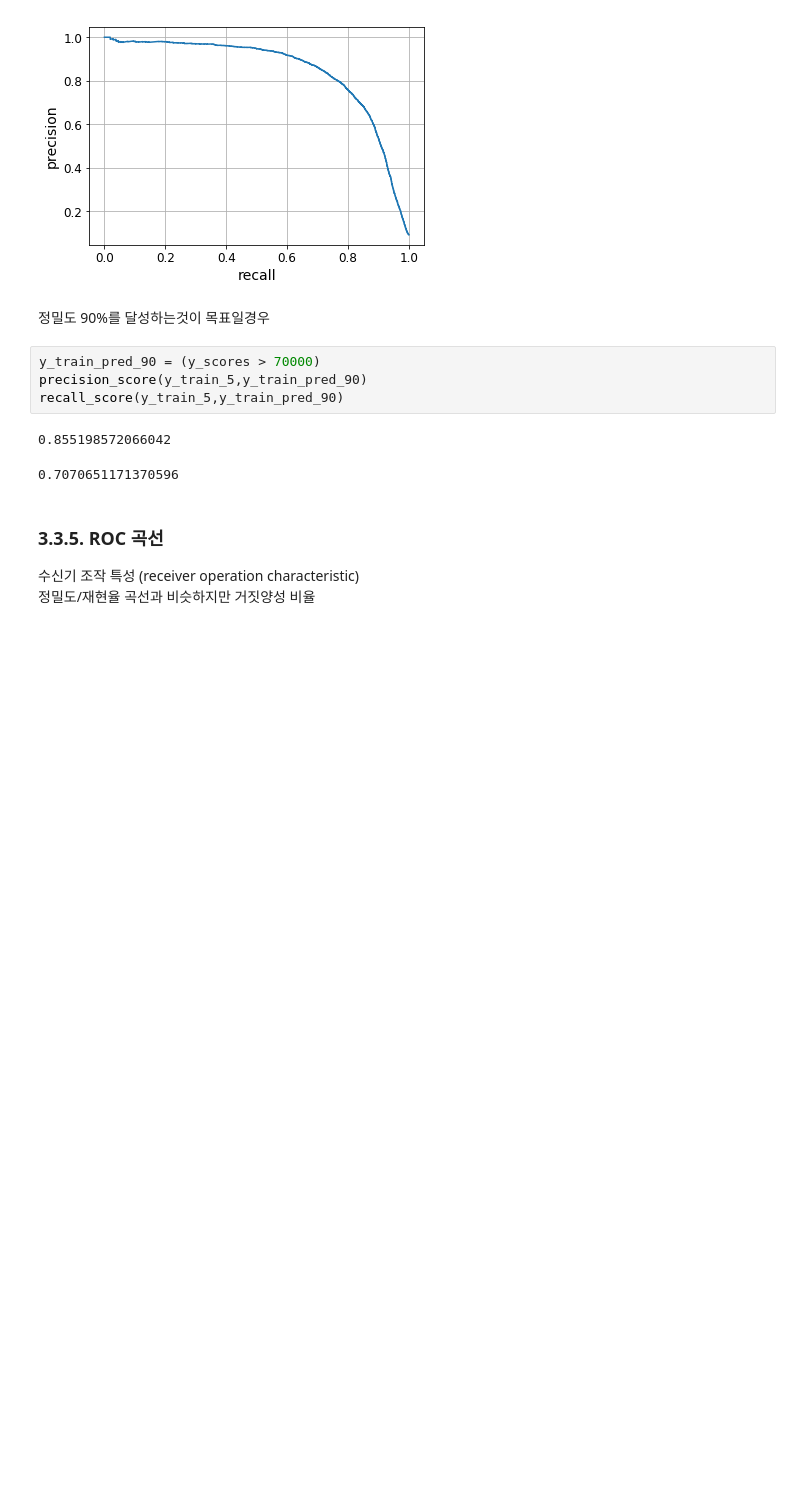
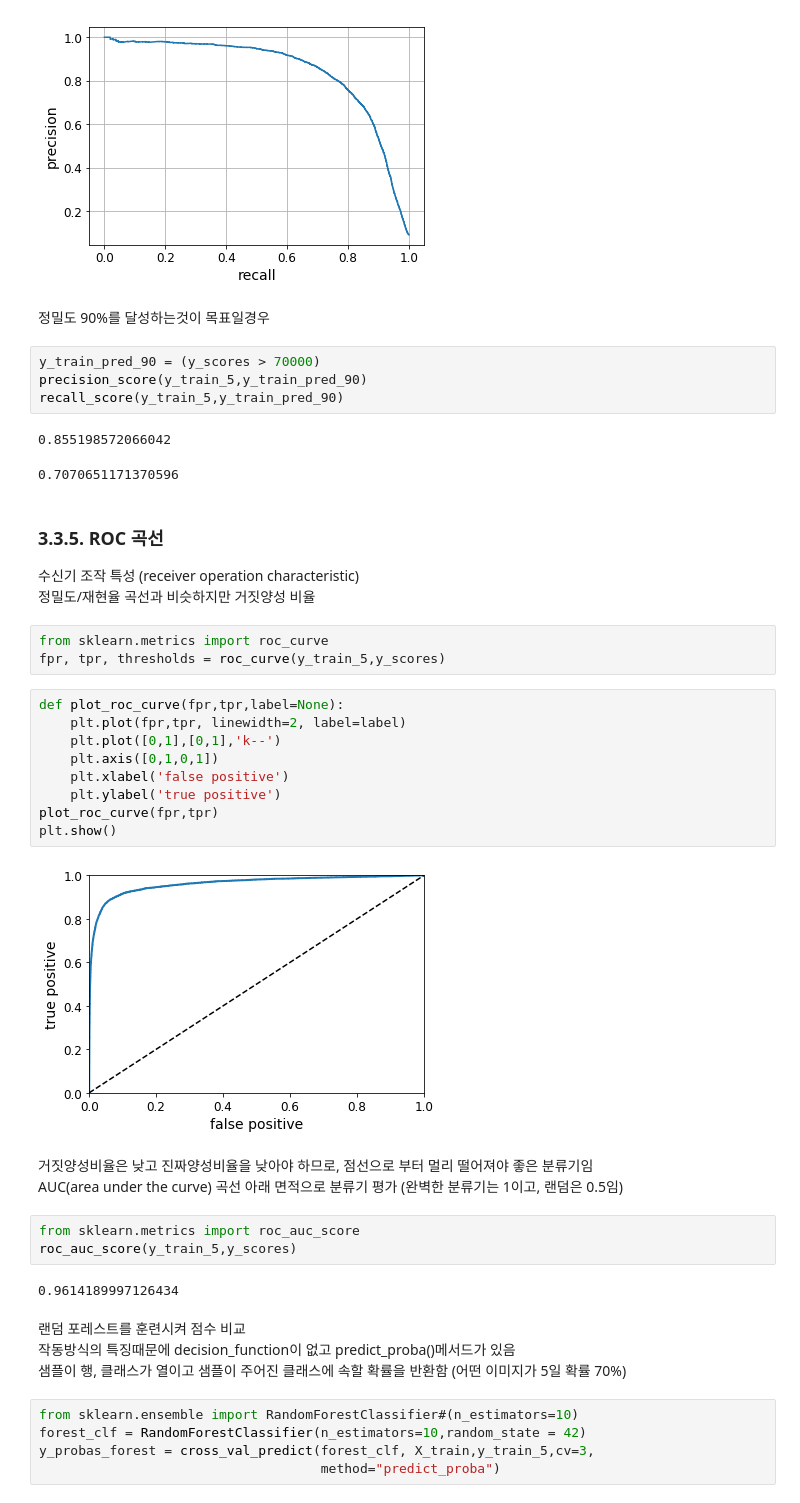
Before and after one commit to Suhwan-Ji/Study_ML, a Jupyter notebook: NoteBooks/Ch03. 분류.ipynb, the cells around one changed output. Drawn from its saved outputs; the diff is of its cells as text; blank space fills up the shorter version.

```diff
--- a/NoteBooks/Ch03. 분류.ipynb
+++ b/NoteBooks/Ch03. 분류.ipynb
@@ -253,3 +253,34 @@ recall_score(y_train_5,y_train_pred_90)
 ### 3.3.5. ROC 곡선
 수신기 조작 특성 (receiver operation characteristic)
 정밀도/재현율 곡선과 비슷하지만 거짓양성 비율
+# %%
+from sklearn.metrics import roc_curve
+fpr, tpr, thresholds = roc_curve(y_train_5,y_scores)
+# %%
+def plot_roc_curve(fpr,tpr,label=None):
+    plt.plot(fpr,tpr, linewidth=2, label=label)
+    plt.plot([0,1],[0,1],'k--')
+    plt.axis([0,1,0,1])
+    plt.xlabel('false positive')
+    plt.ylabel('true positive')
+plot_roc_curve(fpr,tpr)
+plt.show()
+# %% [output]
+[figure, added]
+# %% [markdown]
+거짓양성비율은 낮고 진짜양성비율을 낮아야 하므로, 점선으로 부터 멀리 떨어져야 좋은 분류기임
+AUC(area under the curve) 곡선 아래 면적으로 분류기 평가 (완벽한 분류기는 1이고, 랜덤은 0.5임)
+# %%
+from sklearn.metrics import roc_auc_score
+roc_auc_score(y_train_5,y_scores)
+# %% [output]
+0.9614189997126434
+# %% [markdown]
+랜덤 포레스트를 훈련시켜 점수 비교
+작동방식의 특징때문에 decision_function이 없고 predict_proba()메서드가 있음
+샘플이 행, 클래스가 열이고 샘플이 주어진 클래스에 속할 확률을 반환함 (어떤 이미지가 5일 확률 70%)
+# %%
+from sklearn.ensemble import RandomForestClassifier#(n_estimators=10)
+forest_clf = RandomForestClassifier(n_estimators=10,random_state = 42)
+y_probas_forest = cross_val_predict(forest_clf, X_train,y_train_5,cv=3,
+                                    method="predict_proba")
```
Also changed, not shown: parts of 22 cells of this notebook.
